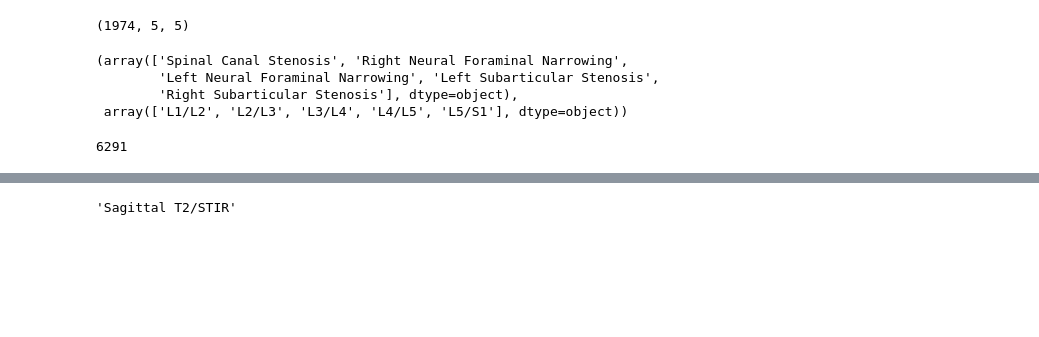
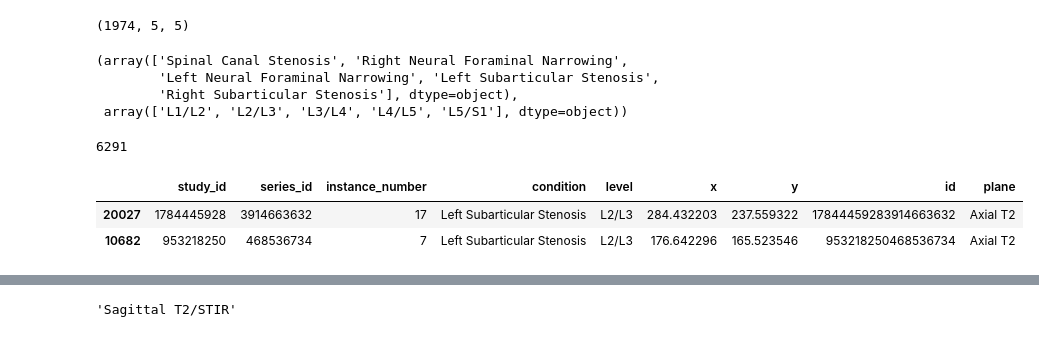
Before and after one commit to rosulucian/deep_learning_playground, a Jupyter notebook: kaggle/RSNA/EDA.ipynb, the cells around one changed output, grey strips where cells are left out. Saved outputs shown, nothing was run; the diff lists cells and outputs as text; code cells hidden in the pictures; blank space fills up the shorter version.

```diff
--- a/kaggle/RSNA/EDA.ipynb
+++ b/kaggle/RSNA/EDA.ipynb
@@ -86,3 +88,9 @@ coords_df.series_id.nunique()
 # %%
 coords_df['id'] = coords_df.apply(lambda row: str(row['study_id']) + str(row['series_id']), axis=1)
 train_desc_df['id'] = train_desc_df.apply(lambda row: str(row['study_id']) + str(row['series_id']), axis=1)
+# %%
+coords_df.sample(2)
+# %% [output]
+|  | study_id | series_id | instance_number | condition | level | x | y | id | plane |
+| 20027 | 1784445928 | 3914663632 | 17 | Left Subarticular Stenosis | L2/L3 | 284.432203 | 237.559322 | 17844459283914663632 | Axial T2 |
+| 10682 | 953218250 | 468536734 | 7 | Left Subarticular Stenosis | L2/L3 | 176.642296 | 165.523546 | 953218250468536734 | Axial T2 |
```
Also changed, not shown: parts of 15 cells of this notebook, 1 other file.
